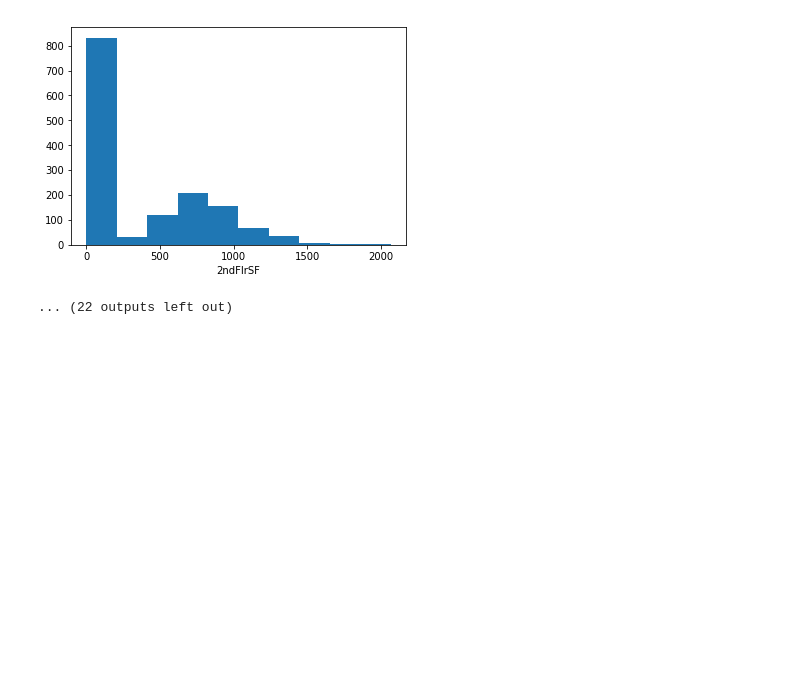
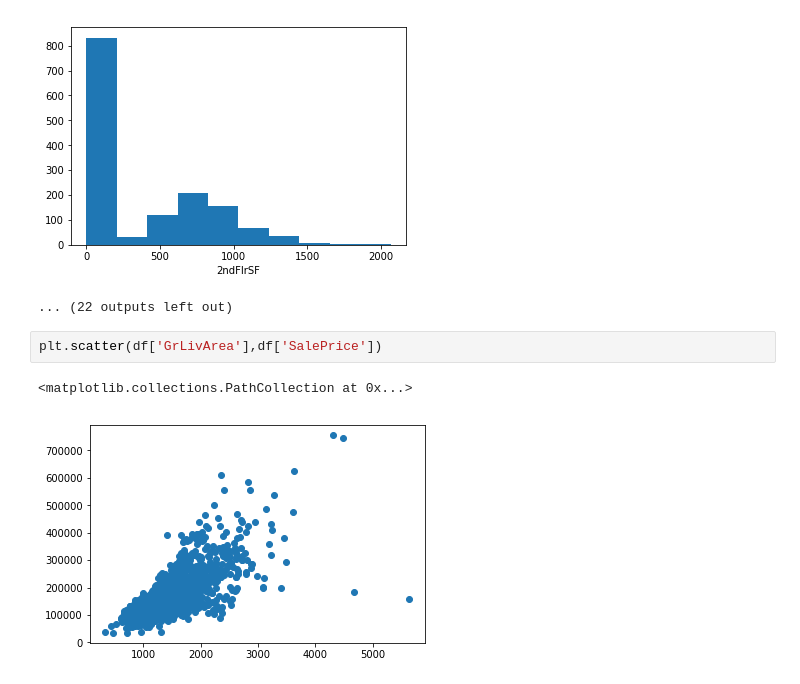
Before and after one commit to trangithub/House-price-prediction, a Jupyter notebook: Capstone project 1.ipynb, the cells around one changed output. Cells and saved outputs as stored; diff of their text form; blank space fills up the shorter version.

```diff
--- a/Capstone project 1.ipynb
+++ b/Capstone project 1.ipynb
@@ -29,3 +29,8 @@ for i in full_list:
 [figure]
 [figure]
 ... (22 outputs left out)
+# %%
+plt.scatter(df['GrLivArea'],df['SalePrice'])
+# %% [output]
+<matplotlib.collections.PathCollection at 0x...>
+[figure, added]
```
Also changed, not shown: parts of 1 cell of this notebook.
